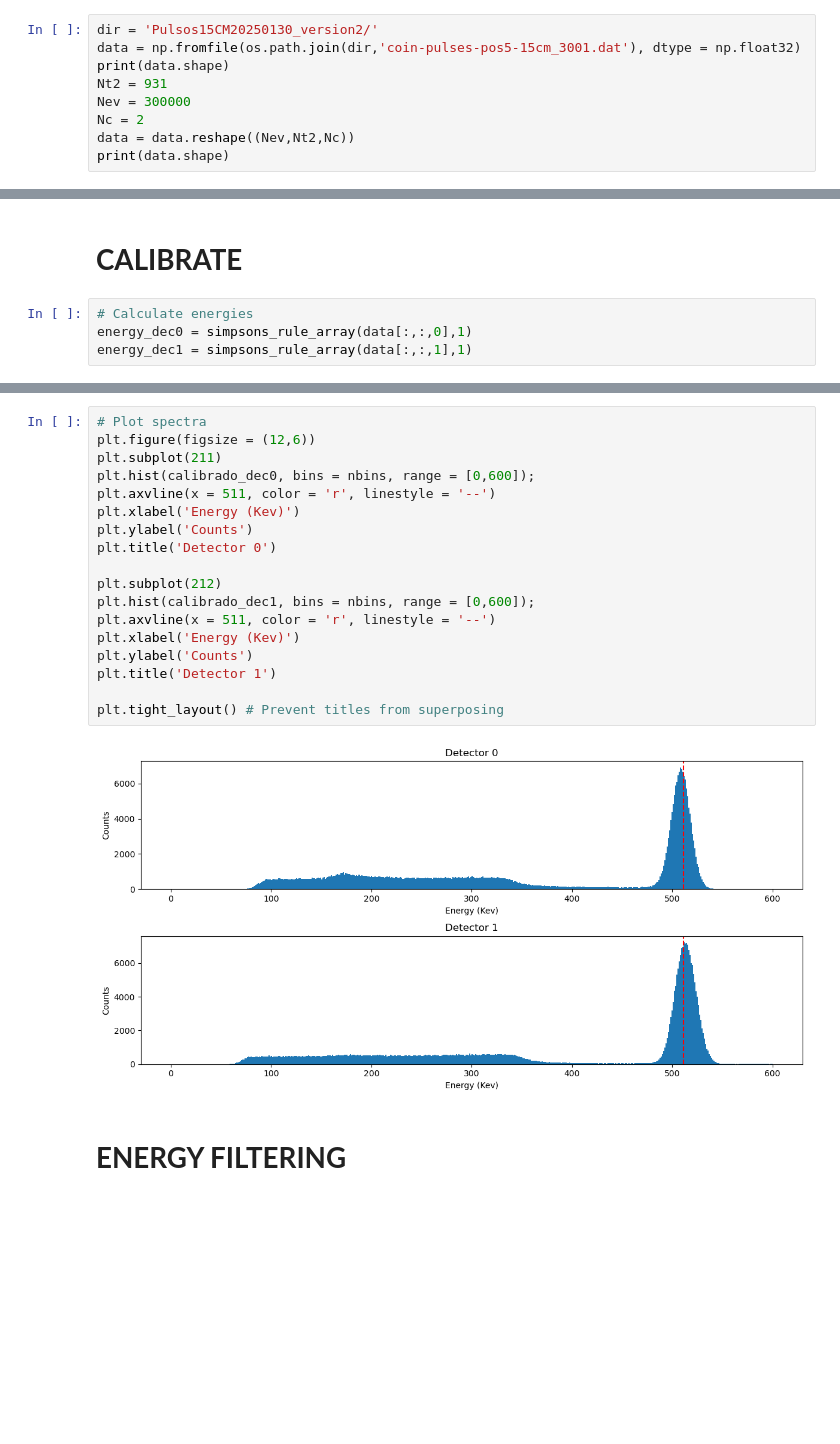
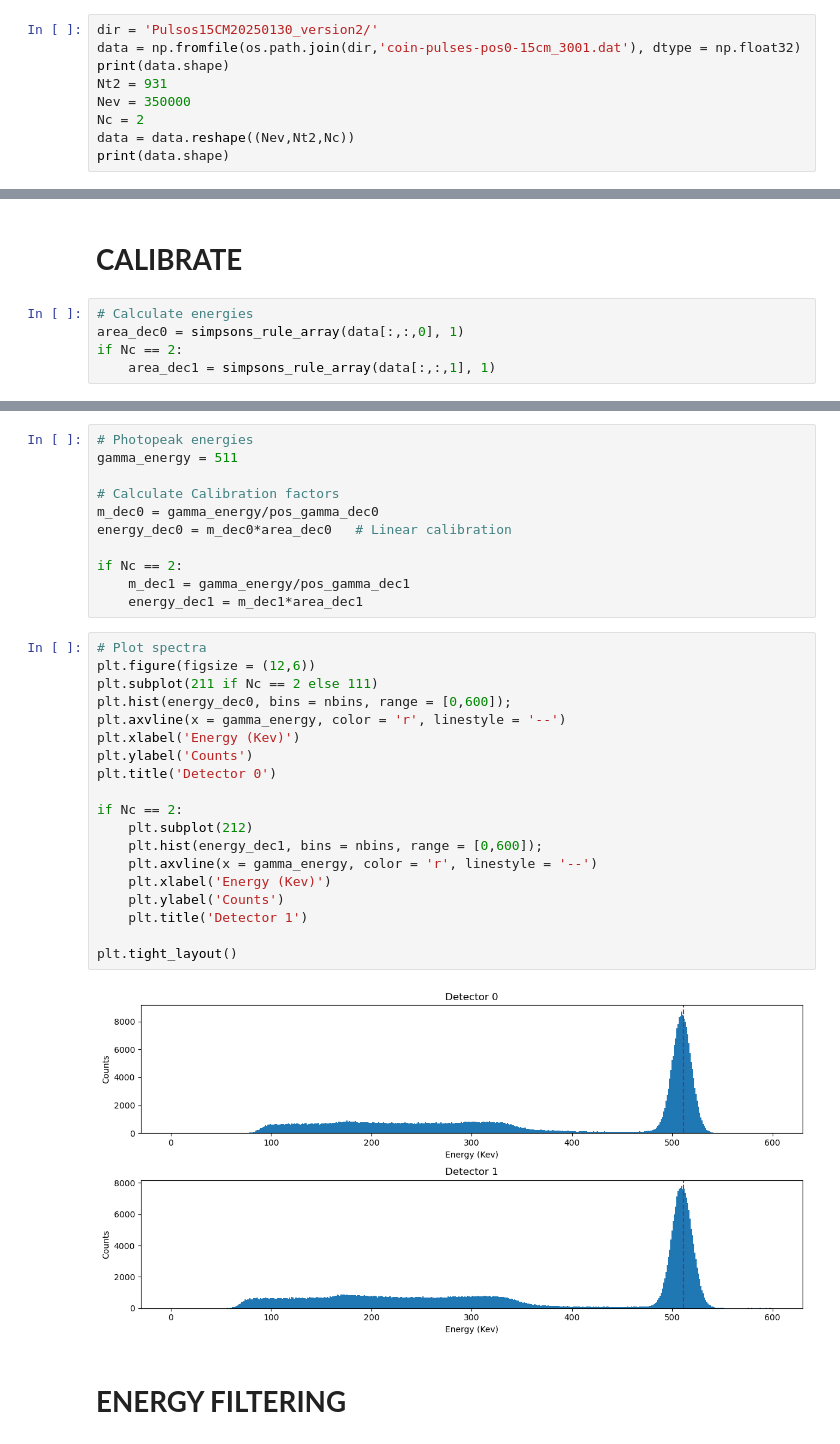
Before and after one commit to wjosefw/MLTiming, a Jupyter notebook: DEEP_TIMING_INITIAL_DATA_PROCESSING.ipynb, the cells around one changed output, grey strips where cells are left out. Saved outputs shown, nothing was run; the diff lists cells and outputs as text; blank space fills up the shorter version.

```diff
--- a/DEEP_TIMING_INITIAL_DATA_PROCESSING.ipynb
+++ b/DEEP_TIMING_INITIAL_DATA_PROCESSING.ipynb
@@ -11,10 +11,10 @@ from functions import normalize_by_max, simpsons_rule_array
 # **LOAD PULSES**
 # %%
 dir = 'Pulsos15CM20250130_version2/'
-data = np.fromfile(os.path.join(dir,'coin-pulses-pos5-15cm_3001.dat'), dtype = np.float32)
+data = np.fromfile(os.path.join(dir,'coin-pulses-pos0-15cm_3001.dat'), dtype = np.float32)
 print(data.shape)
 Nt2 = 931
-Nev = 300000
+Nev = 350000
 Nc = 2
 data = data.reshape((Nev,Nt2,Nc))
 print(data.shape)
@@ -25,5 +25,6 @@ print(data.shape)
 # **CALIBRATE**
 # %%
 # Calculate energies
-energy_dec0 = simpsons_rule_array(data[:,:,0],1)
-energy_dec1 = simpsons_rule_array(data[:,:,1],1)
+area_dec0 = simpsons_rule_array(data[:,:,0], 1)
+if Nc == 2:
+    area_dec1 = simpsons_rule_array(data[:,:,1], 1)
@@ -49,23 +58,35 @@ calibrado_dec1 = m_dec1*energy_dec1
+# %%
+# Photopeak energies
+gamma_energy = 511
+
+# Calculate Calibration factors
+m_dec0 = gamma_energy/pos_gamma_dec0
+energy_dec0 = m_dec0*area_dec0   # Linear calibration
+
+if Nc == 2:
+    m_dec1 = gamma_energy/pos_gamma_dec1
+    energy_dec1 = m_dec1*area_dec1
 # %%
 # Plot spectra
 plt.figure(figsize = (12,6))
-plt.subplot(211)
-plt.hist(calibrado_dec0, bins = nbins, range = [0,600]);
-plt.axvline(x = 511, color = 'r', linestyle = '--')
+plt.subplot(211 if Nc == 2 else 111)
+plt.hist(energy_dec0, bins = nbins, range = [0,600]);
+plt.axvline(x = gamma_energy, color = 'r', linestyle = '--')
 plt.xlabel('Energy (Kev)')
 plt.ylabel('Counts')
 plt.title('Detector 0')
 
-plt.subplot(212)
-plt.hist(calibrado_dec1, bins = nbins, range = [0,600]);
-plt.axvline(x = 511, color = 'r', linestyle = '--')
-plt.xlabel('Energy (Kev)')
-plt.ylabel('Counts')
-plt.title('Detector 1')
+if Nc == 2:
+    plt.subplot(212)
+    plt.hist(energy_dec1, bins = nbins, range = [0,600]);
+    plt.axvline(x = gamma_energy, color = 'r', linestyle = '--')
+    plt.xlabel('Energy (Kev)')
+    plt.ylabel('Counts')
+    plt.title('Detector 1')
 
-plt.tight_layout() # Prevent titles from superposing
+plt.tight_layout()
 # %% [output]
-[figure, old version]
+[figure, new version]
 # %% [markdown]
 # **ENERGY FILTERING**
 # %%
```
Also changed, not shown: parts of 14 cells of this notebook.
